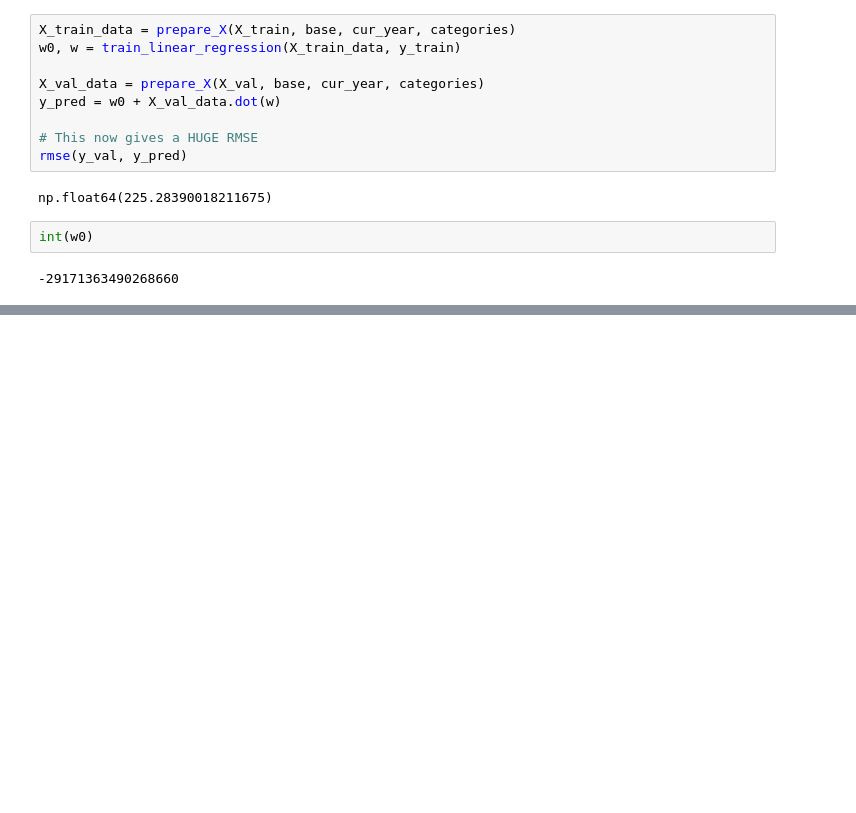
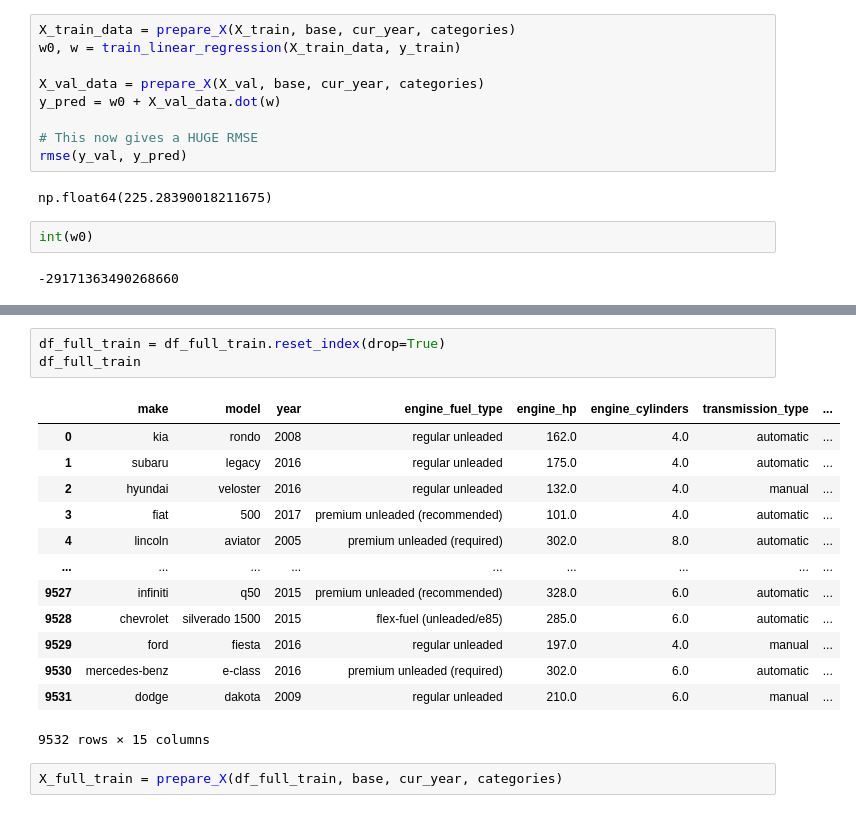
Before and after one commit to Owen-OS/ml-zoomcamp, a Jupyter notebook: 02 - Regression/Car Prediction Model.ipynb, the cells around one changed output, grey strips where cells are left out. Saved outputs shown, nothing was run; the diff lists cells and outputs as text; blank space fills up the shorter version.

```diff
--- a/02 - Regression/Car Prediction Model.ipynb
+++ b/02 - Regression/Car Prediction Model.ipynb
@@ -966,0 +1146,19 @@ int(w0)
+# %%
+df_full_train = df_full_train.reset_index(drop=True)
+df_full_train
+# %% [output]
+|  | make | model | year | engine_fuel_type | engine_hp | engine_cylinders | transmission_type | ... |
+| 0 | kia | rondo | 2008 | regular unleaded | 162.0 | 4.0 | automatic | ... |
+| 1 | subaru | legacy | 2016 | regular unleaded | 175.0 | 4.0 | automatic | ... |
+| 2 | hyundai | veloster | 2016 | regular unleaded | 132.0 | 4.0 | manual | ... |
+| 3 | fiat | 500 | 2017 | premium unleaded (recommended) | 101.0 | 4.0 | automatic | ... |
+| 4 | lincoln | aviator | 2005 | premium unleaded (required) | 302.0 | 8.0 | automatic | ... |
+| ... | ... | ... | ... | ... | ... | ... | ... | ... |
+| 9527 | infiniti | q50 | 2015 | premium unleaded (recommended) | 328.0 | 6.0 | automatic | ... |
+| 9528 | chevrolet | silverado 1500 | 2015 | flex-fuel (unleaded/e85) | 285.0 | 6.0 | automatic | ... |
+| 9529 | ford | fiesta | 2016 | regular unleaded | 197.0 | 4.0 | manual | ... |
+| 9530 | mercedes-benz | e-class | 2016 | premium unleaded (required) | 302.0 | 6.0 | automatic | ... |
+| 9531 | dodge | dakota | 2009 | regular unleaded | 210.0 | 6.0 | manual | ... |
+9532 rows × 15 columns
+# %%
+X_full_train = prepare_X(df_full_train, base, cur_year, categories)
```
Also changed, not shown: parts of 38 cells of this notebook, 2 other files.
